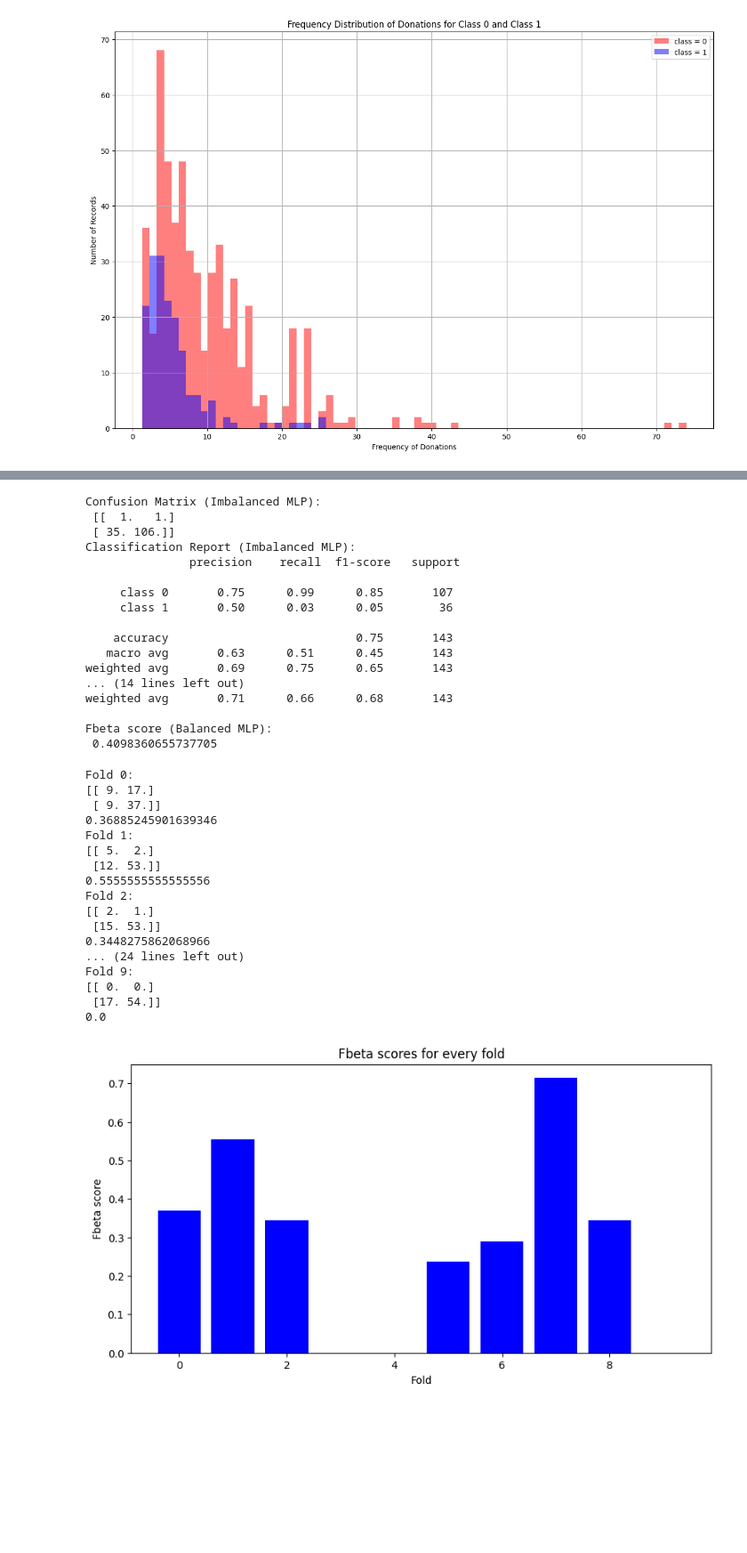
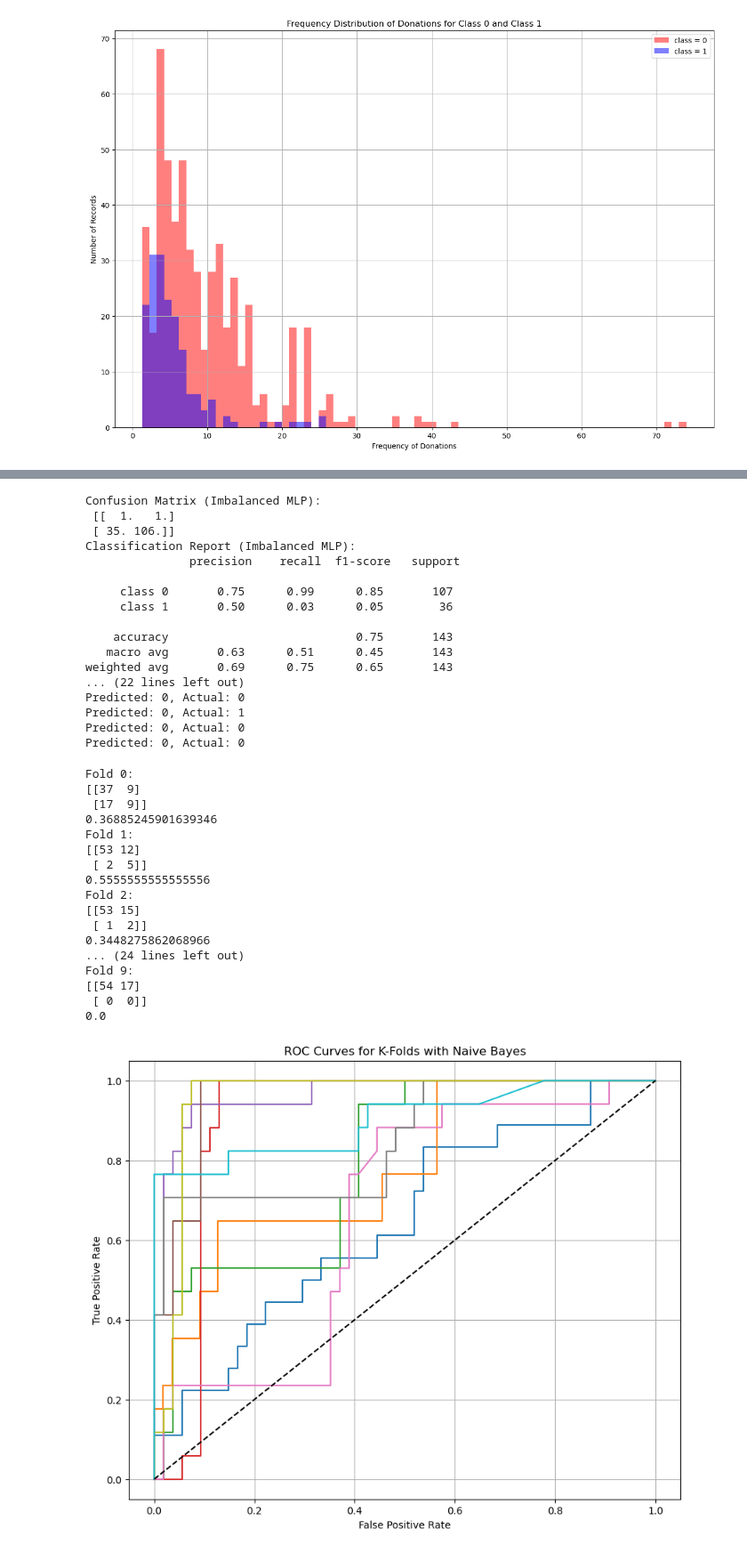
Before and after one commit to Nuraly1503/Data-Analytics, a Jupyter notebook: DA03/3-1.ipynb, the cells around one changed output, grey strips where cells are left out. Shown at 89% size. Drawn from its saved outputs; the diff is of its cells as text; code cells hidden in the pictures; blank space fills up the shorter version.

```diff
--- a/DA03/3-1.ipynb
+++ b/DA03/3-1.ipynb
@@ -255,6 +272,7 @@ print("Confusion Matrix (Imbalanced SVM):\n", confusion_svc_imbalance)
 print("Classification Report (Imbalanced SVM):\n", classification_report(y_test, y_pred_svc_imbalanced, target_names=['class 0', 'class 1']))
 print("Fbeta score (Imbalanced SVM):\n", fbeta_score_svc_imbalance)
 
+# Train SVM on balanced data
 svc_clf_balanced = svm.SVC()
 svc_clf_balanced.fit(X_train_scaled_balanced, y_train_res)
 y_pred_svc_balanced = svc_clf_balanced.predict(X_test_scaled_balanced)
@@ -263,6 +281,15 @@ fbeta_score_svc_balanced = fbeta_score(y_test, y_pred_svc_balanced, beta=0.5)
 print("Confusion Matrix (Balanced SVM):\n", confusion_svc_balance)
 print("Classification Report (Balanced SVM):\n", classification_report(y_test, y_pred_svc_balanced, target_names=['class 0', 'class 1']))
 print("Fbeta score (Balanced SVM):\n", fbeta_score_svc_balanced)
+
+
+# printing predictions vs actual on samle of 8
+random_indices = X_test.sample(n=8, random_state=42).index
+selected_cases = X_test.loc[random_indices]
+actual_labels = y_test.loc[random_indices]
+predicted_labels = svc_clf_imbalanced.predict(selected_cases)
+for i in range(len(predicted_labels)):
+    print(f"Predicted: {predicted_labels[i]}, Actual: {actual_labels.iloc[i]}")
 # %% [output]
 Confusion Matrix (Imbalanced SVM):
  [[  3.   1.]
@@ -303,6 +330,16 @@ fbeta_score_mlp_balanced = fbeta_score(y_test, y_pred_mlp_balanced, beta=0.5)
 print("Confusion Matrix (Balanced MLP):\n", confusion_mlp_balance)
 print("Classification Report (Balanced MLP):\n", classification_report(y_test, y_pred_mlp_balanced, target_names=['class 0', 'class 1']))
 print("Fbeta score (Balanced MLP):\n", fbeta_score_mlp_balanced)
+
+
+# printing predictions vs actual on samle of 8
+
+random_indices = X_test.sample(n=8, random_state=42).index
+selected_cases = X_test.loc[random_indices]
+actual_labels = y_test.loc[random_indices]
+predicted_labels = mlp_clf_imbalanced.predict(selected_cases)
+for i in range(len(predicted_labels)):
+    print(f"Predicted: {predicted_labels[i]}, Actual: {actual_labels.iloc[i]}")
 # %% [output]
 Confusion Matrix (Imbalanced MLP):
  [[  1.   1.]
@@ -316,63 +353,82 @@ Classification Report (Imbalanced MLP):
     accuracy                           0.75       143
    macro avg       0.63      0.51      0.45       143
 weighted avg       0.69      0.75      0.65       143
-... (14 lines left out)
-weighted avg       0.71      0.66      0.68       143
-
-Fbeta score (Balanced MLP):
- 0.4098360655737705
+... (22 lines left out)
+Predicted: 0, Actual: 0
+Predicted: 0, Actual: 1
+Predicted: 0, Actual: 0
+Predicted: 0, Actual: 0
 # %%
 from sklearn.model_selection import StratifiedKFold
-from sklearn.model_selection import KFold
-from sklearn import svm
+from sklearn.metrics import roc_curve, roc_auc_score, confusion_matrix, classification_report, fbeta_score
 from sklearn.metrics import fbeta_score
 
 skf = StratifiedKFold(n_splits=10)
 skf.get_n_splits(X,y)
 
+
+plt.figure(figsize=(10, 8))
 confusion_scores_fold = []
 classification_reports_fold = []
 fbeta_scores_fold = []
+roc_auc_scores_fold = []
 gnb = GaussianNB()
+
+# stratified k-fold cross-validation on naive bayes classifier
 for i, (train_index, test_index) in enumerate(skf.split(X, y)):
     X_train, X_test = X.iloc[train_index], X.iloc[test_index]
     y_train, y_test = y.iloc[train_index], y.iloc[test_index]
 
     gnb.fit(X_train, y_train)
     y_pred_imbalance = gnb.predict(X_test)
+    y_pred_proba = gnb.predict_proba(X_test)[:, 1]
     confusion_imbalance = confusion_matrix(y_pred_imbalance, y_test)
+    roc_auc_fold = roc_auc_score(y_test, y_pred_proba)
     classification_report_fold = classification_report(y_test, y_pred_imbalance, target_names=['class 0', 'class 1'])
     fbeta_score_fold = fbeta_score(y_test, y_pred_imbalance, beta=0.5)
     confusion_scores_fold.append(confusion_imbalance)
     classification_reports_fold.append(classification_report_fold)
     fbeta_scores_fold.append(fbeta_score_fold)
+    roc_auc_scores_fold.append(roc_auc_fold)
+    fpr, tpr, _ = roc_curve(y_test, y_pred_proba)
+    plt.plot(fpr, tpr, label=f'Fold {i} (AUC = {roc_auc_fold:.2f})')
     print(f"Fold {i}:")
     print(confusion_imbalance)
     print(fbeta_score_fold)
 
+
+# ROC plot
+plt.plot([0, 1], [0, 1], 'k--')
+plt.title('ROC Curves for K-Folds with Naive Bayes')
+plt.xlabel('False Positive Rate')
+plt.ylabel('True Positive Rate')
+plt.grid(True)
+plt.show()
+
+
+#FBETA- score  plot
 plt.figure(figsize=(10,5))
 plt.bar(range(len(fbeta_scores_fold)), fbeta_scores_fold, color='blue')
-
 plt.title('Fbeta scores for every fold')
 plt.xlabel('Fold')
 plt.ylabel('Fbeta score')
 plt.show()
 # %% [output]
 Fold 0:
-[[ 9. 17.]
- [ 9. 37.]]
+[[37  9]
+ [17  9]]
 0.36885245901639346
 Fold 1:
-[[ 5.  2.]
- [12. 53.]]
+[[53 12]
+ [ 2  5]]
 0.5555555555555556
 Fold 2:
-[[ 2.  1.]
- [15. 53.]]
+[[53 15]
+ [ 1  2]]
 0.3448275862068966
 ... (24 lines left out)
 Fold 9:
-[[ 0.  0.]
- [17. 54.]]
+[[54 17]
+ [ 0  0]]
 0.0
-[figure, old version]
+[figure, new version]
```
Also changed, not shown: parts of 8 cells of this notebook, 1 other file.
